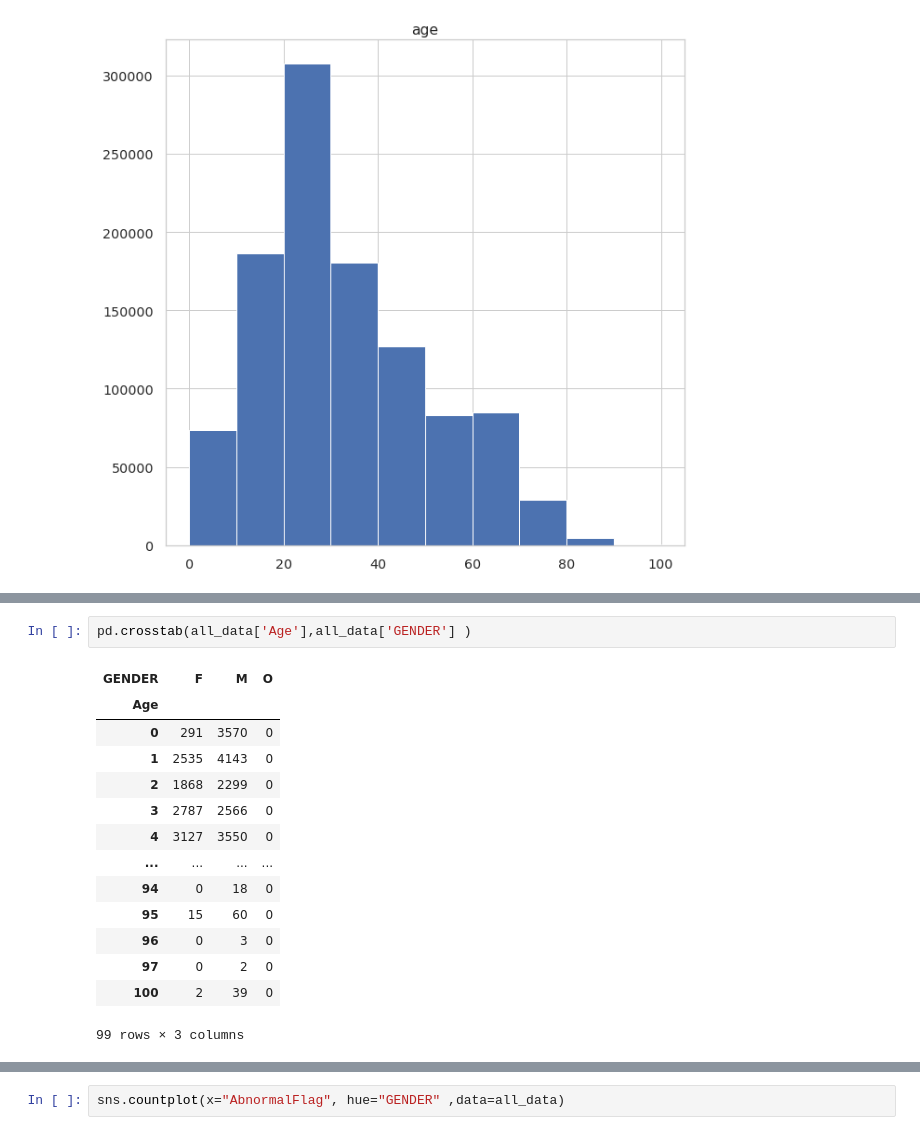
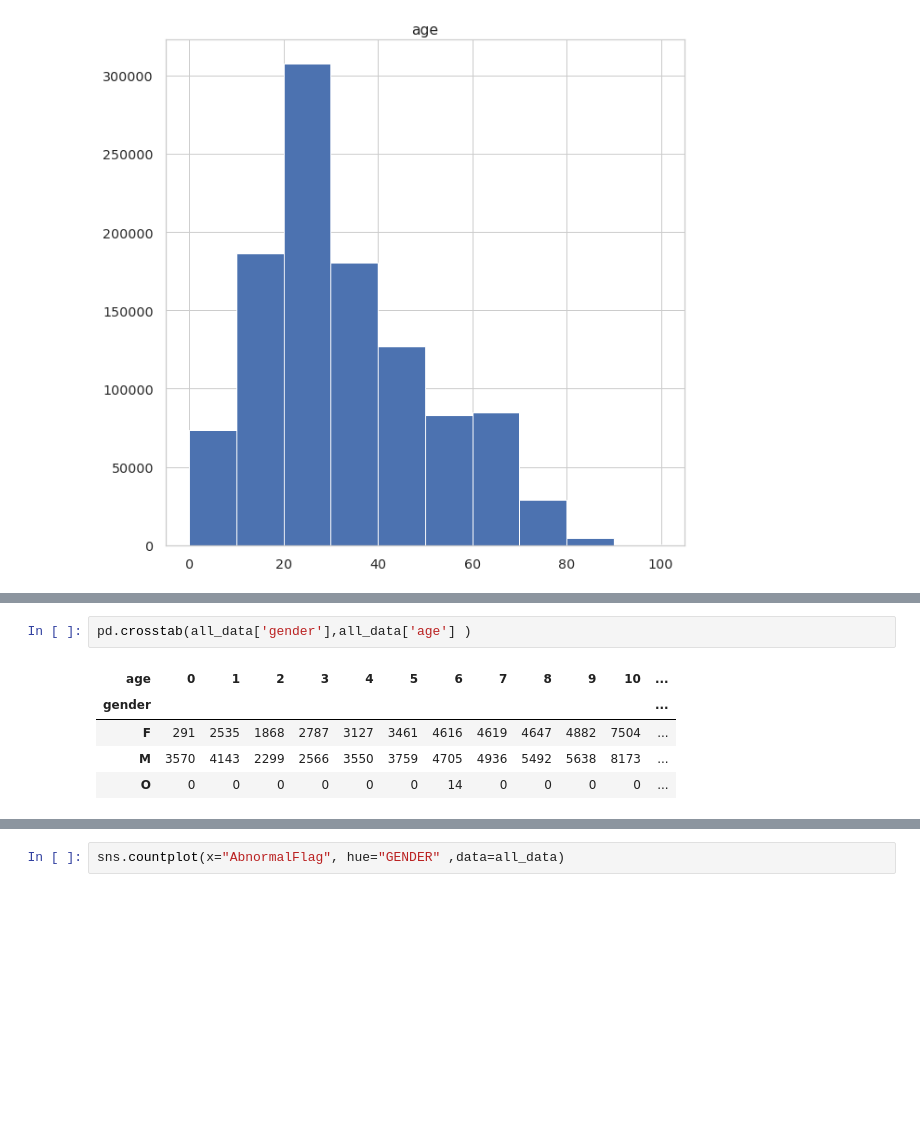
Before and after one commit to jaymalak/HIMS, a Jupyter notebook: HIMS_pilot1to3oct2019.ipynb, the cells around one changed output, grey strips where cells are left out. Cells and saved outputs as stored; diff of their text form; blank space fills up the shorter version.

```diff
--- a/HIMS_pilot1to3oct2019.ipynb
+++ b/HIMS_pilot1to3oct2019.ipynb
@@ -568,18 +554,9 @@ sns.boxplot(x="GENDER", y="Age", data=all_data)
 # %%
-pd.crosstab(all_data['Age'],all_data['GENDER'] )
+pd.crosstab(all_data['gender'],all_data['age'] )
 # %% [output]
-| GENDER | F | M | O |
-| Age |  |  |  |
-| 0 | 291 | 3570 | 0 |
-| 1 | 2535 | 4143 | 0 |
-| 2 | 1868 | 2299 | 0 |
-| 3 | 2787 | 2566 | 0 |
-| 4 | 3127 | 3550 | 0 |
-| ... | ... | ... | ... |
-| 94 | 0 | 18 | 0 |
-| 95 | 15 | 60 | 0 |
-| 96 | 0 | 3 | 0 |
-| 97 | 0 | 2 | 0 |
-| 100 | 2 | 39 | 0 |
+| age | 0 | 1 | 2 | 3 | 4 | 5 | 6 | 7 | 8 | 9 | 10 | ... |
+| gender |  |  |  |  |  |  |  |  |  |  |  | ... |
+| F | 291 | 2535 | 1868 | 2787 | 3127 | 3461 | 4616 | 4619 | 4647 | 4882 | 7504 | ... |
+| M | 3570 | 4143 | 2299 | 2566 | 3550 | 3759 | 4705 | 4936 | 5492 | 5638 | 8173 | ... |
+| O | 0 | 0 | 0 | 0 | 0 | 0 | 14 | 0 | 0 | 0 | 0 | ... |
-99 rows × 3 columns
 # %%
```
Also changed, not shown: parts of 8 cells of this notebook.
